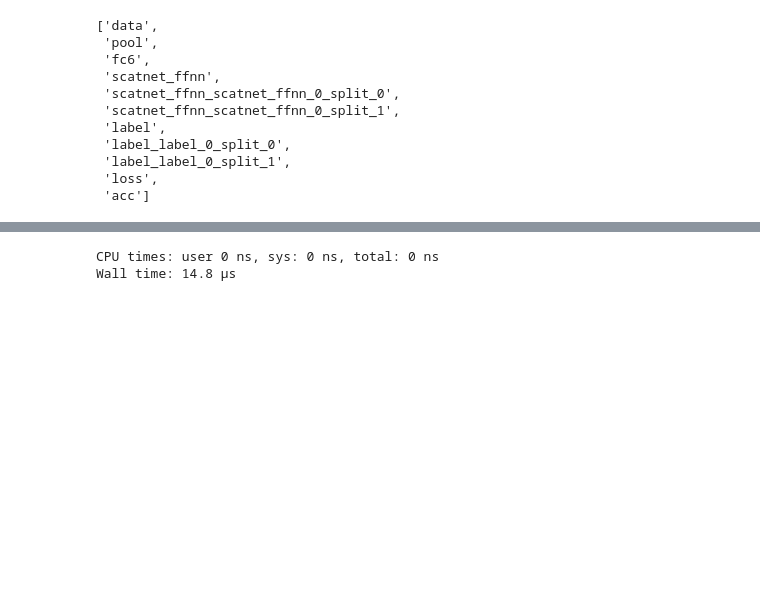
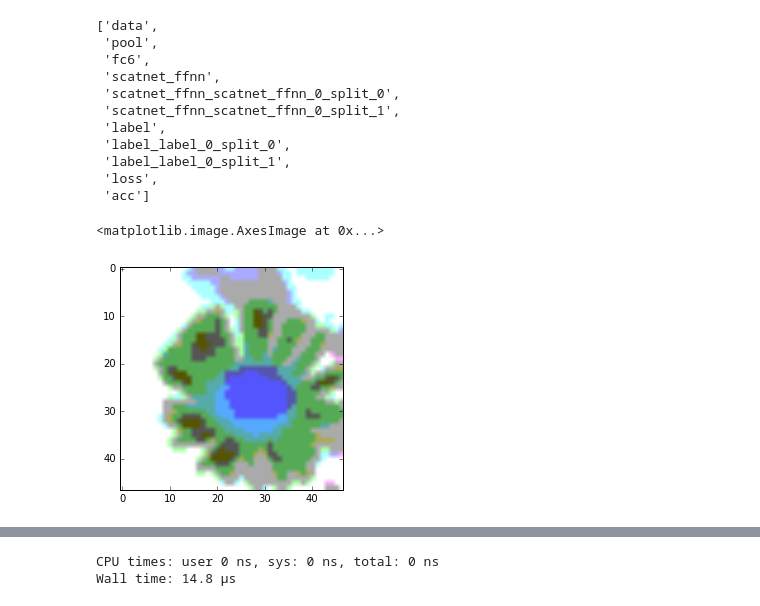
Before and after one commit to ladsmund/plantclef, a Jupyter notebook: notebooks/Transfer_scatdata.ipynb, the cells around one changed output, grey strips where cells are left out. Saved outputs shown, nothing was run; the diff lists cells and outputs as text; code cells hidden in the pictures; blank space fills up the shorter version.

```diff
--- a/notebooks/Transfer_scatdata.ipynb
+++ b/notebooks/Transfer_scatdata.ipynb
@@ -204,4 +191,16 @@ def show_output(net, indx=0, blob_key='data'):
     mask = get_layers_sizes(nangles, max_order, scales, nchannels_input=3)
     tmp = np.concatenate([tmp[mask==0],tmp[mask==1],tmp[mask==2]],3)
     vis_square(1-(tmp[0:,:,:,::-1]))
+# %%
+# Index 6 is image 100025.jpg
+select_index = 0
+
+img = net.blobs['data'].data[select_index,0:3,...].transpose([1,2,0]).copy()
+img = -img[:,:,::-1]
+img -= img.min()
+img /= img.max()
+plt.imshow(img[:,:,:])
+# %% [output]
+<matplotlib.image.AxesImage at 0x...>
+[figure, added]
 # %%
```
Also changed, not shown: parts of 8 cells of this notebook, 2 other files.
